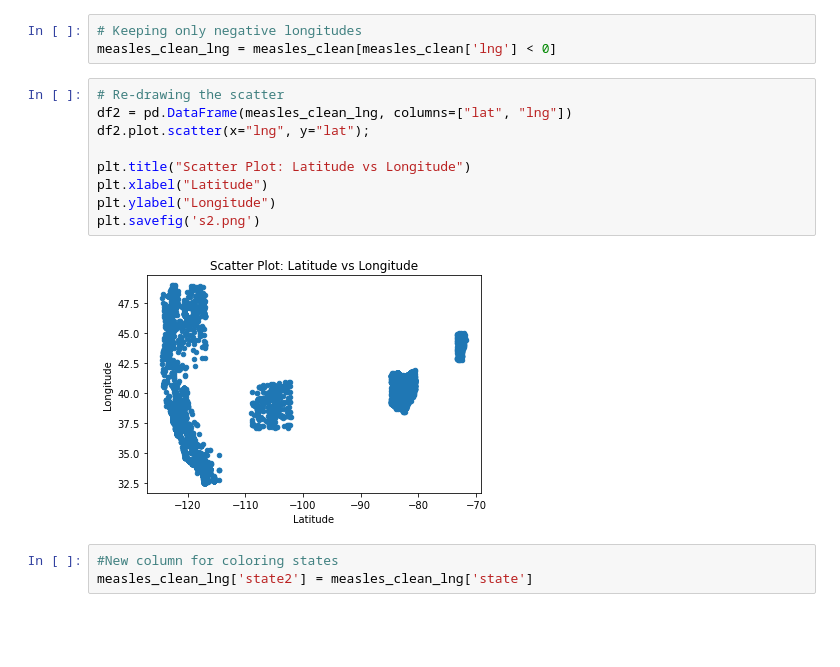
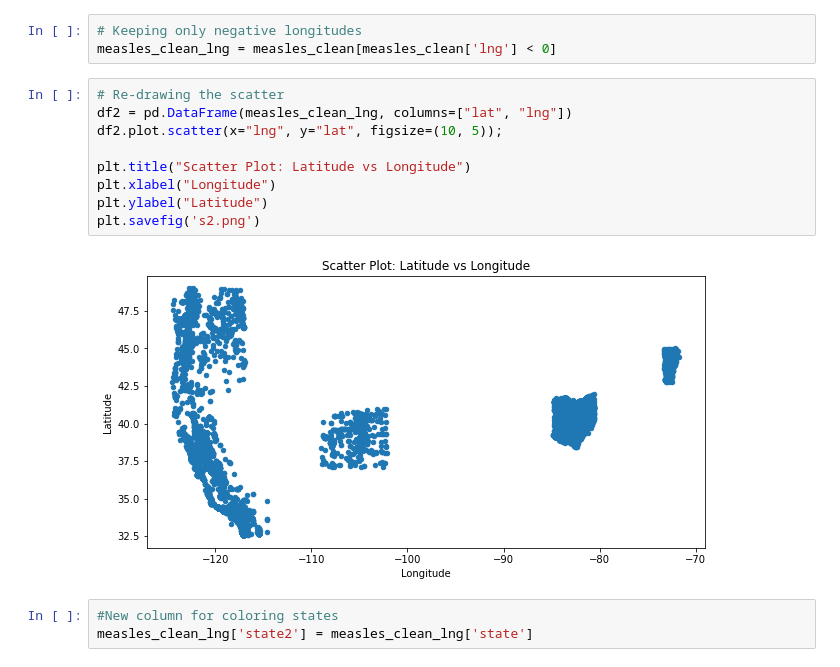
Before and after one commit to mel-c-lowe/UMN_Bootcamp_Project_One, a Jupyter notebook: MMR Vaccinations Trends.ipynb, the cells around one changed output. Drawn from its saved outputs; the diff is of its cells as text; blank space fills up the shorter version.

```diff
--- a/MMR Vaccinations Trends.ipynb
+++ b/MMR Vaccinations Trends.ipynb
@@ -171,14 +171,14 @@ measles_clean_lng = measles_clean[measles_clean['lng'] < 0]
 # %%
 # Re-drawing the scatter
 df2 = pd.DataFrame(measles_clean_lng, columns=["lat", "lng"])
-df2.plot.scatter(x="lng", y="lat");
+df2.plot.scatter(x="lng", y="lat", figsize=(10, 5));
 
 plt.title("Scatter Plot: Latitude vs Longitude")
-plt.xlabel("Latitude")
-plt.ylabel("Longitude")
+plt.xlabel("Longitude")
+plt.ylabel("Latitude")
 plt.savefig('s2.png')
 # %% [output]
-[figure, old version]
+[figure, new version]
 # %%
 #New column for coloring states
 measles_clean_lng['state2'] = measles_clean_lng['state']
```
Also changed, not shown: parts of 11 cells of this notebook, 2 other files.
